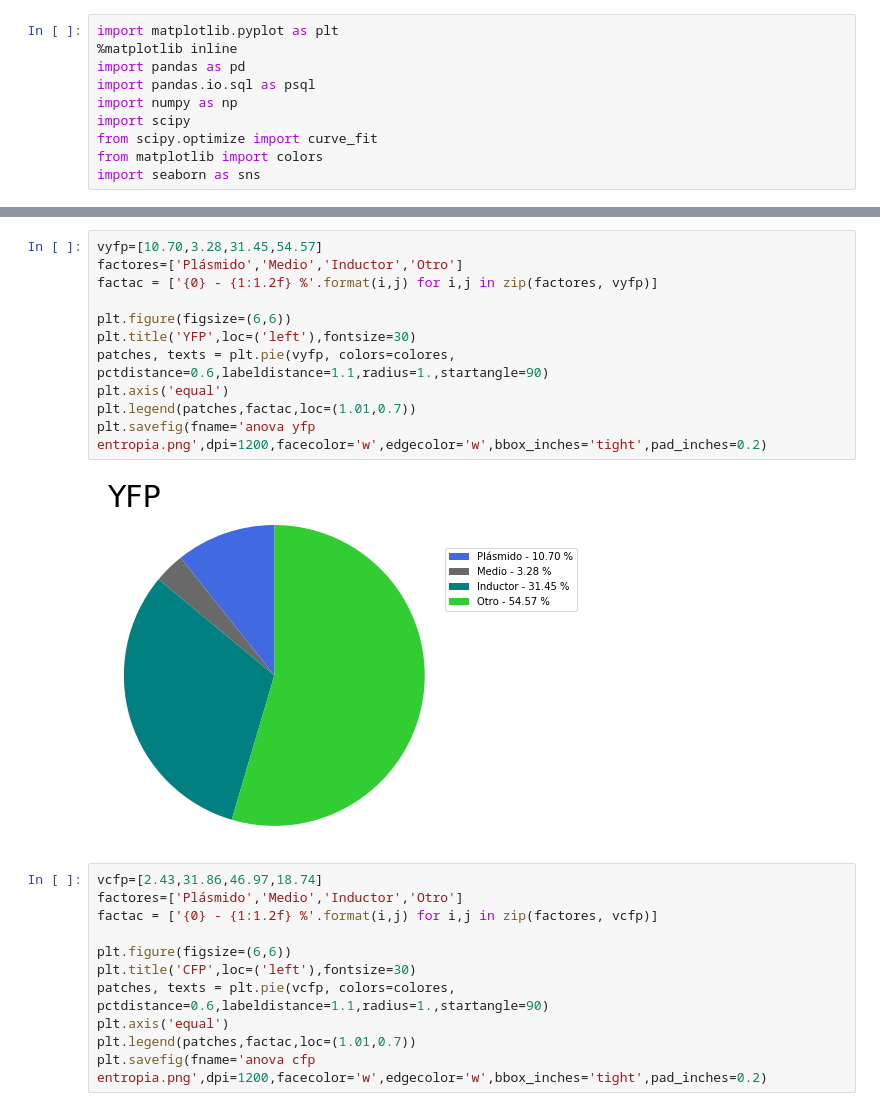
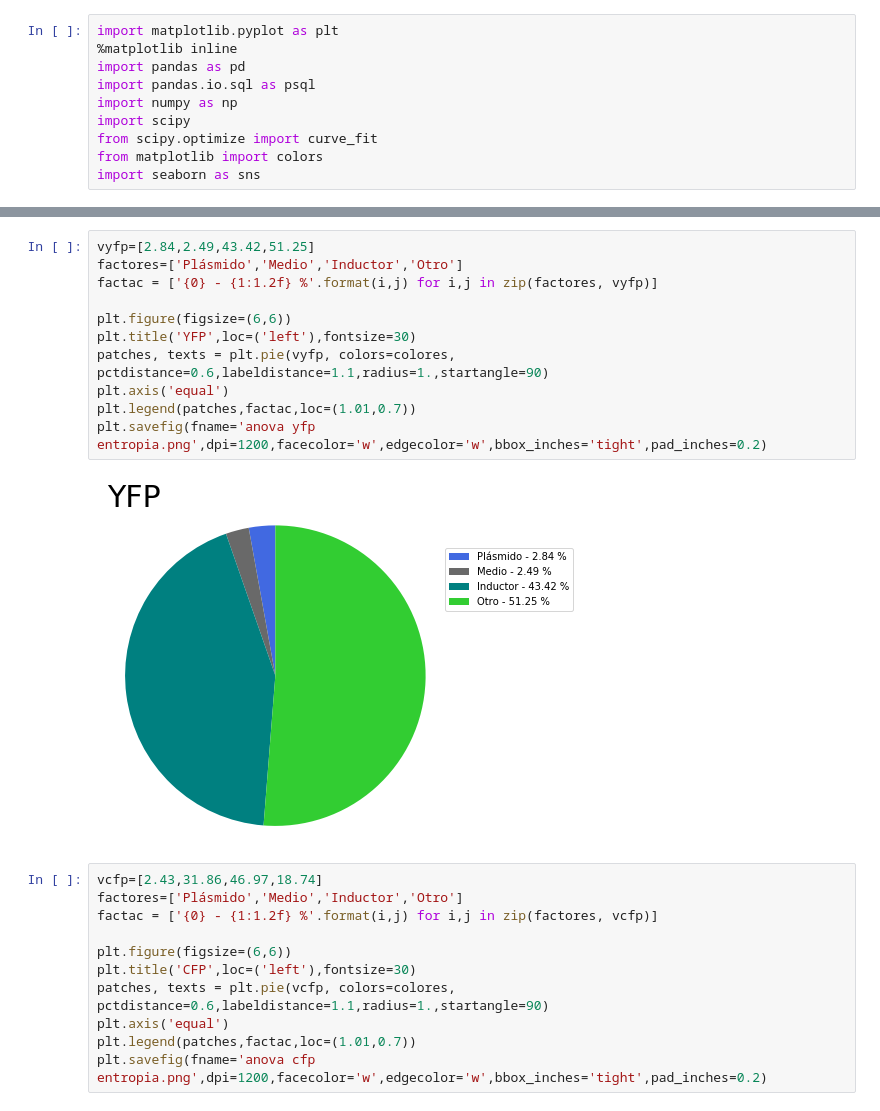
Before and after one commit to macams/Biosensores, a Jupyter notebook: Análisis/Ensayo 5 ind/ANOVA entropías todo.ipynb, the cells around one changed output, grey strips where cells are left out. Saved outputs shown, nothing was run; the diff lists cells and outputs as text.

```diff
--- a/Análisis/Ensayo 5 ind/ANOVA entropías todo.ipynb
+++ b/Análisis/Ensayo 5 ind/ANOVA entropías todo.ipynb
@@ -24,17 +25,17 @@ plt.savefig(fname='anova rfp entropia.png',dpi=1200,facecolor='w',edgecolor='w',
 [figure]
 # %%
-vyfp=[10.70,3.28,31.45,54.57]
+vyfp=[2.84,2.49,43.42,51.25]
 factores=['Plásmido','Medio','Inductor','Otro']
 factac = ['{0} - {1:1.2f} %'.format(i,j) for i,j in zip(factores, vyfp)]
 
 plt.figure(figsize=(6,6))
 plt.title('YFP',loc=('left'),fontsize=30)
 patches, texts = plt.pie(vyfp, colors=colores, pctdistance=0.6,labeldistance=1.1,radius=1.,startangle=90)
 plt.axis('equal')
 plt.legend(patches,factac,loc=(1.01,0.7))
 plt.savefig(fname='anova yfp entropia.png',dpi=1200,facecolor='w',edgecolor='w',bbox_inches='tight',pad_inches=0.2)
 # %% [output]
-[figure, old version]
+[figure, new version]
 # %%
 vcfp=[2.43,31.86,46.97,18.74]
 factores=['Plásmido','Medio','Inductor','Otro']
```
Also changed, not shown: parts of 1 cell of this notebook, 6 other files.
